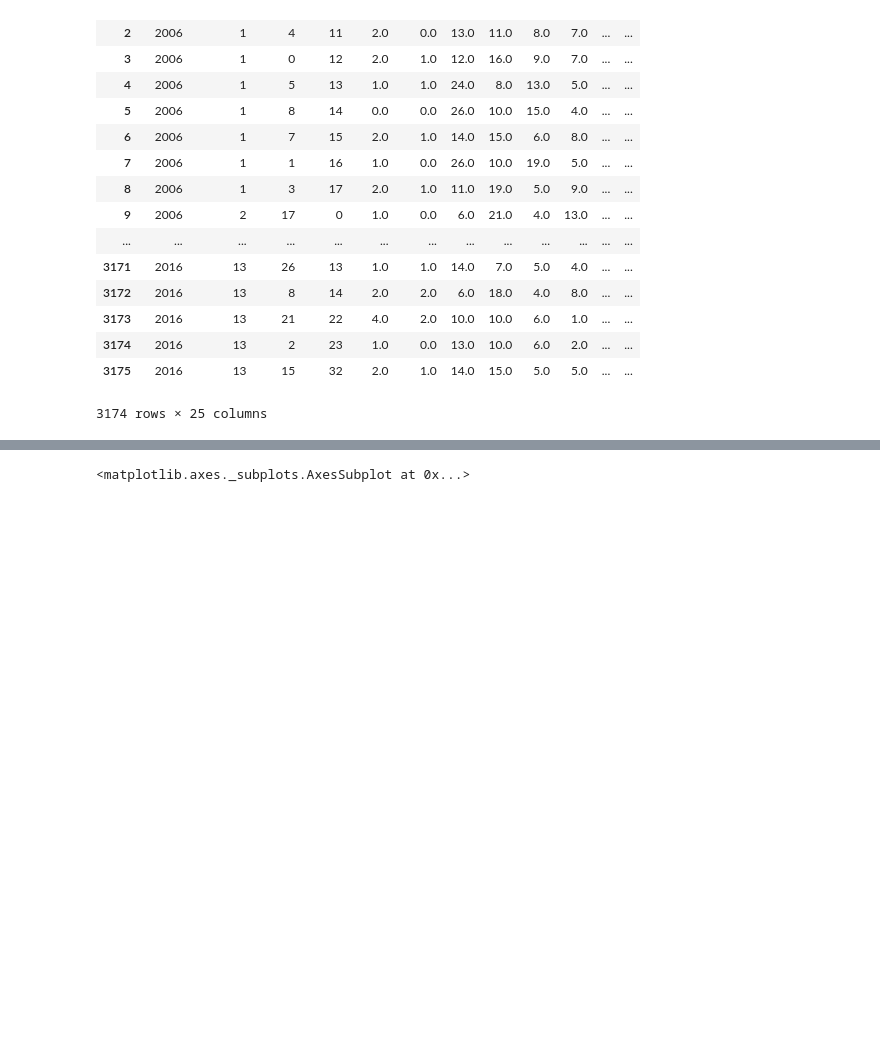
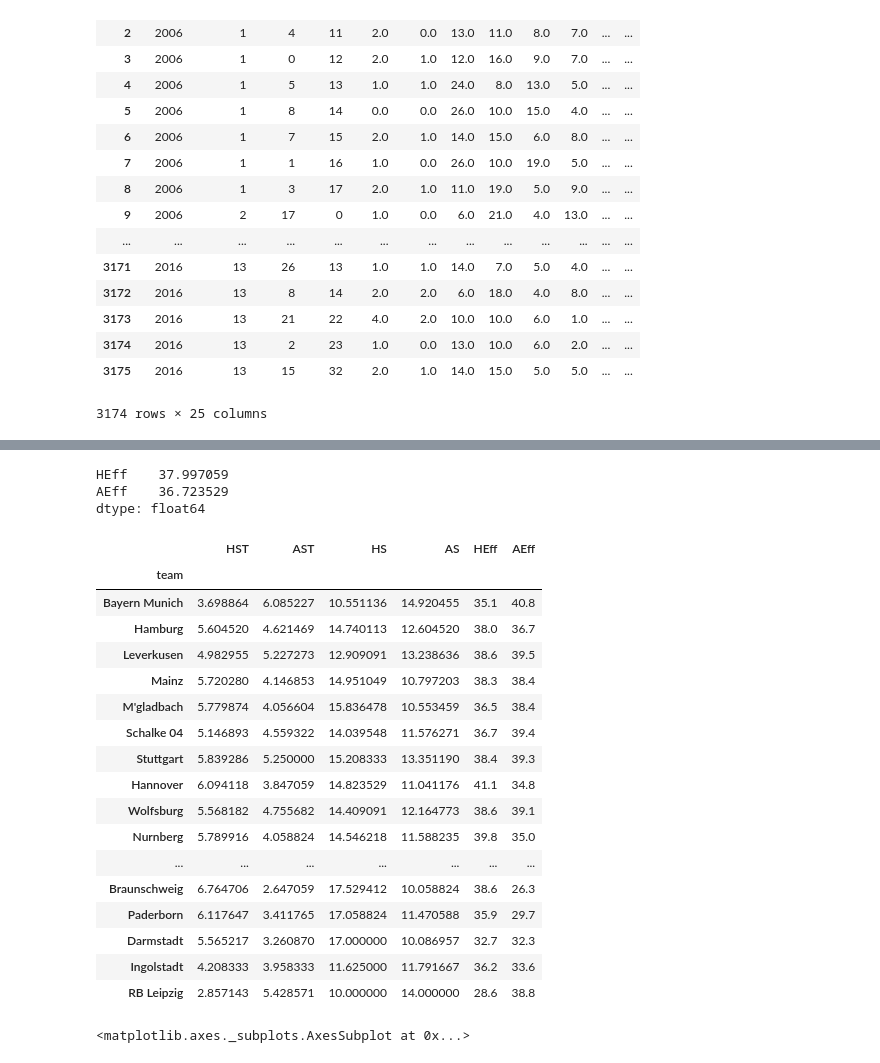
Before and after one commit to mgbukov/bundesliga, a Jupyter notebook: Buli_Download.ipynb, the cells around one changed output, grey strips where cells are left out. Cells and saved outputs as stored; diff of their text form; code cells hidden in the pictures; blank space fills up the shorter version.

```diff
--- a/Buli_Download.ipynb
+++ b/Buli_Download.ipynb
@@ -285,3 +347,33 @@ complete_running_df.fillna(0.5)
+# %%
+shots = complete_running_df.loc[:, ['TID_A', 'HST', 'AST', 'HS', 'AS']].groupby('TID_A').mean()
+conversion_df = shots.merge(team_df, left_index=True, right_index=True).set_index('team')
+conversion_df.loc[:, 'HEff'] = np.round(100*conversion_df.loc[:, 'HST'] / conversion_df.loc[:, 'HS'], 1)
+conversion_df.loc[:, 'AEff'] = np.round(100*conversion_df.loc[:, 'AST'] / conversion_df.loc[:, 'AS'], 1)
+
+print conversion_df.loc[:, ['HEff', 'AEff']].mean()
+conversion_df
+# %% [output]
+HEff    37.997059
+AEff    36.723529
+dtype: float64
+|  | HST | AST | HS | AS | HEff | AEff |
+| team |  |  |  |  |  |  |
+| Bayern Munich | 3.698864 | 6.085227 | 10.551136 | 14.920455 | 35.1 | 40.8 |
+| Hamburg | 5.604520 | 4.621469 | 14.740113 | 12.604520 | 38.0 | 36.7 |
+| Leverkusen | 4.982955 | 5.227273 | 12.909091 | 13.238636 | 38.6 | 39.5 |
+| Mainz | 5.720280 | 4.146853 | 14.951049 | 10.797203 | 38.3 | 38.4 |
+| M'gladbach | 5.779874 | 4.056604 | 15.836478 | 10.553459 | 36.5 | 38.4 |
+| Schalke 04 | 5.146893 | 4.559322 | 14.039548 | 11.576271 | 36.7 | 39.4 |
+| Stuttgart | 5.839286 | 5.250000 | 15.208333 | 13.351190 | 38.4 | 39.3 |
+| Hannover | 6.094118 | 3.847059 | 14.823529 | 11.041176 | 41.1 | 34.8 |
+| Wolfsburg | 5.568182 | 4.755682 | 14.409091 | 12.164773 | 38.6 | 39.1 |
+| Nurnberg | 5.789916 | 4.058824 | 14.546218 | 11.588235 | 39.8 | 35.0 |
+| ... | ... | ... | ... | ... | ... | ... |
+| Braunschweig | 6.764706 | 2.647059 | 17.529412 | 10.058824 | 38.6 | 26.3 |
+| Paderborn | 6.117647 | 3.411765 | 17.058824 | 11.470588 | 35.9 | 29.7 |
+| Darmstadt | 5.565217 | 3.260870 | 17.000000 | 10.086957 | 32.7 | 32.3 |
+| Ingolstadt | 4.208333 | 3.958333 | 11.625000 | 11.791667 | 36.2 | 33.6 |
+| RB Leipzig | 2.857143 | 5.428571 | 10.000000 | 14.000000 | 28.6 | 38.8 |
 # %%
 complete_df.plot(kind='scatter', x='HGA', y='FTGD')
 complete_df.plot(kind='scatter', x='AGA', y='FTGD')
```
Also changed, not shown: parts of 6 cells of this notebook.
